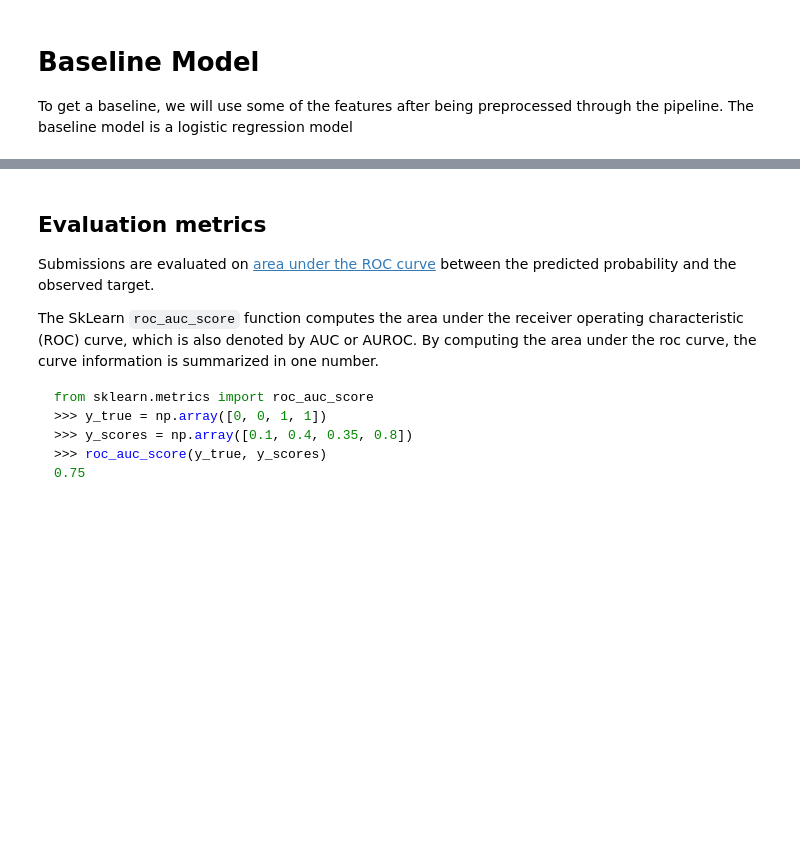
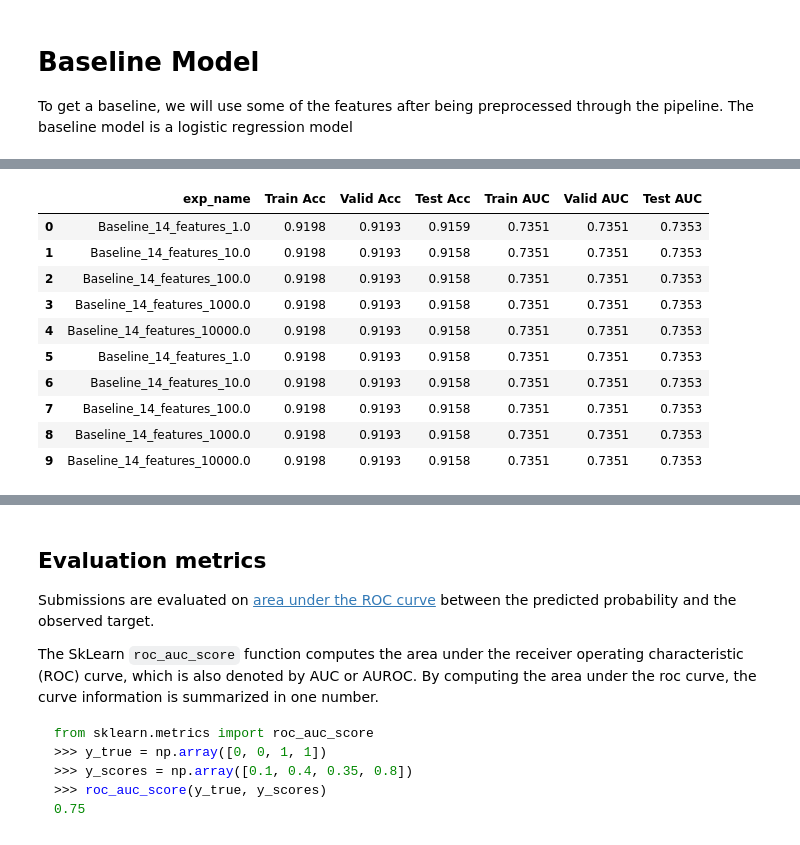
Before and after one commit to ngsudheer/AML-project, a Jupyter notebook: HCDR_baseLine_submission_with_numerical_and_cat_features_to_kaggle.ipynb, the cells around one changed output, grey strips where cells are left out. Saved outputs shown, nothing was run; the diff lists cells and outputs as text; code cells hidden in the pictures; blank space fills up the shorter version.

```diff
--- a/HCDR_baseLine_submission_with_numerical_and_cat_features_to_kaggle.ipynb
+++ b/HCDR_baseLine_submission_with_numerical_and_cat_features_to_kaggle.ipynb
@@ -891,12 +876,0 @@ agg_op_features
-# %%
-features = ['AMT_ANNUITY', 'AMT_APPLICATION']
-agg_op_features = {}
-for f in features: #build agg dictionary
-    agg_op_features[f] = {f"{f}_{func}":func for func in ["min", "max", "mean"]}
-print(f"{appsDF[features].describe()}")
-result = appsDF.groupby(["SK_ID_CURR"]).agg({'AMT_ANNUITY' : agg_ops, 'AMT_APPLICATION' : agg_ops})
-result.columns = result.columns.droplevel() #drop 1 of the header row but keep the feature name header row
-result = result.reset_index(level=["SK_ID_CURR"])
-result['range_AMT_APPLICATION'] = result['AMT_APPLICATION_max'] - result['AMT_APPLICATION_min']
-print(f"result.shape: {result.shape}")
-result[0:10]
@@ -1408,11 +1432,3 @@ except NameError:
                                    "Valid AUC",
                                    "Test  AUC"
                                   ])
-# %%
-%%time
-np.random.seed(42)
-full_pipeline_with_predictor = Pipeline([
-        ("preparation", data_prep_pipeline),
-        ("linear", LogisticRegression())
-    ])
-model = full_pipeline_with_predictor.fit(X_train, y_train)
@@ -1418,0 +1463,26 @@ model = full_pipeline_with_predictor.fit(X_train, y_train)
+# %%
+%%time
+np.random.seed(42)
+
+from sklearn.metrics import accuracy_score
+from sklearn.metrics import roc_auc_score
+
+c_params = [1.0, 10.0, 100.0, 1000.0, 10000.0]
+for param in c_params:
+    full_pipeline_with_predictor = Pipeline([
+        ("preparation", data_prep_pipeline),
+        ('lasso', LogisticRegression(C=param, penalty='l2', solver='saga'))
+    ])
+    model = full_pipeline_with_predictor.fit(X_train, y_train)
+    exp_name = f"Baseline_{len(selected_features)}_features_{param}"
+    expLog.loc[len(expLog)] = [f"{exp_name}"] + list(np.round(
+                   [accuracy_score(y_train, model.predict(X_train)),
+                    accuracy_score(y_valid, model.predict(X_valid)),
+                    accuracy_score(y_test, model.predict(X_test)),
+                    roc_auc_score(y_train, model.predict_proba(X_train)[:, 1]),
+                    roc_auc_score(y_valid, model.predict_proba(X_valid)[:, 1]),
+                    roc_auc_score(y_test, model.predict_proba(X_test)[:, 1])],
+        4))
+
+expLog
+# %% [output]
@@ -1419,3 +1491,14 @@ model = full_pipeline_with_predictor.fit(X_train, y_train)
+|  | exp_name | Train Acc | Valid Acc | Test Acc | Train AUC | Valid AUC | Test AUC |
+| 0 | Baseline_14_features_1.0 | 0.9198 | 0.9193 | 0.9159 | 0.7351 | 0.7351 | 0.7353 |
+| 1 | Baseline_14_features_10.0 | 0.9198 | 0.9193 | 0.9158 | 0.7351 | 0.7351 | 0.7353 |
+| 2 | Baseline_14_features_100.0 | 0.9198 | 0.9193 | 0.9158 | 0.7351 | 0.7351 | 0.7353 |
+| 3 | Baseline_14_features_1000.0 | 0.9198 | 0.9193 | 0.9158 | 0.7351 | 0.7351 | 0.7353 |
+| 4 | Baseline_14_features_10000.0 | 0.9198 | 0.9193 | 0.9158 | 0.7351 | 0.7351 | 0.7353 |
+| 5 | Baseline_14_features_1.0 | 0.9198 | 0.9193 | 0.9158 | 0.7351 | 0.7351 | 0.7353 |
+| 6 | Baseline_14_features_10.0 | 0.9198 | 0.9193 | 0.9158 | 0.7351 | 0.7351 | 0.7353 |
+| 7 | Baseline_14_features_100.0 | 0.9198 | 0.9193 | 0.9158 | 0.7351 | 0.7351 | 0.7353 |
+| 8 | Baseline_14_features_1000.0 | 0.9198 | 0.9193 | 0.9158 | 0.7351 | 0.7351 | 0.7353 |
+| 9 | Baseline_14_features_10000.0 | 0.9198 | 0.9193 | 0.9158 | 0.7351 | 0.7351 | 0.7353 |
 # %%
 from sklearn.metrics import accuracy_score
 
```
Also changed, not shown: parts of 35 cells of this notebook.
